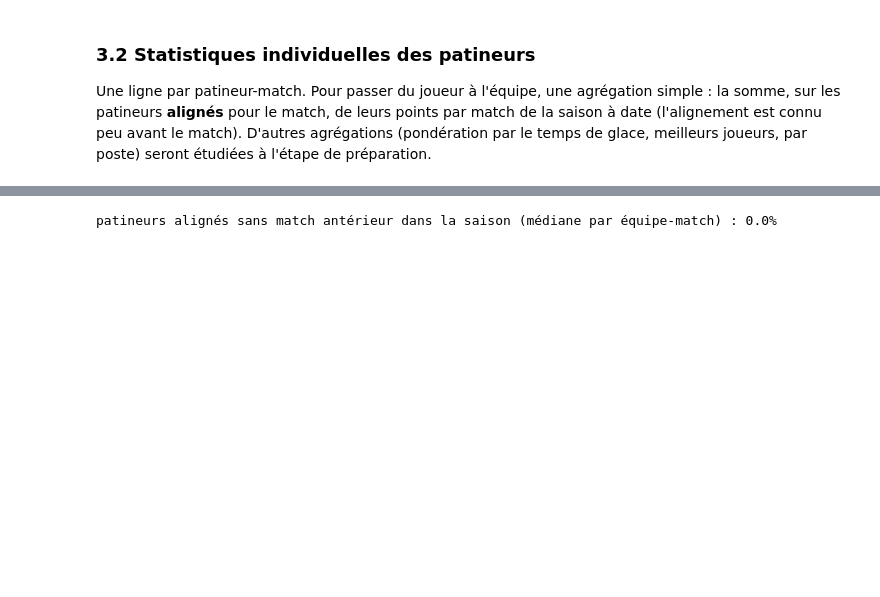
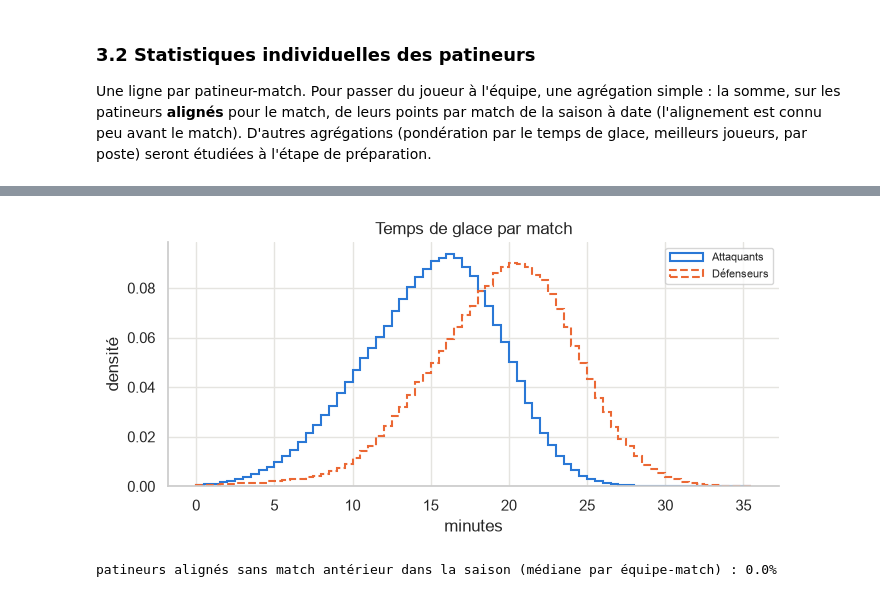
Before and after one commit to a3jeu/nhl-probabilistic-forecasting, a Jupyter notebook: notebooks/01_donnees/cadrage_probleme.ipynb, the cells around one changed output, grey strips where cells are left out. Cells and saved outputs as stored; diff of their text form; code cells hidden in the pictures; blank space fills up the shorter version.

```diff
--- a/notebooks/01_donnees/cadrage_probleme.ipynb
+++ b/notebooks/01_donnees/cadrage_probleme.ipynb
@@ -656,3 +646,23 @@ sauver(fig, "cadrage_patineurs")
+# %%
+fig, ax = plt.subplots(figsize=(7, 3.4))
+for k, poste in enumerate(sorted(sk["poste"].unique())):
+    tg = sk.loc[sk["poste"] == poste, "timeOnIce"].dropna()
+    ax.hist(
+        tg,
+        bins=np.arange(0, 36, 0.5),
+        density=True,
+        histtype="step",
+        color=COULEURS[k],
+        ls=["-", "--"][k],
+        lw=1.5,
+        label=poste,
+    )
+ax.set(title="Temps de glace par match", xlabel="minutes", ylabel="densité")
+ax.legend(fontsize=8)
+fig.tight_layout()
+sauver(fig, "cadrage_patineurs_temps_glace")
+# %% [output]
+[figure, added]
 # %%
 # Points par match de la saison à date (avant le match), puis somme sur les patineurs alignés
 sk["pts_pm_avant"] = avant_match(sk, ["saison", "playerId"], ["points"])["points"]
```
Also changed, not shown: parts of 5 cells of this notebook.
